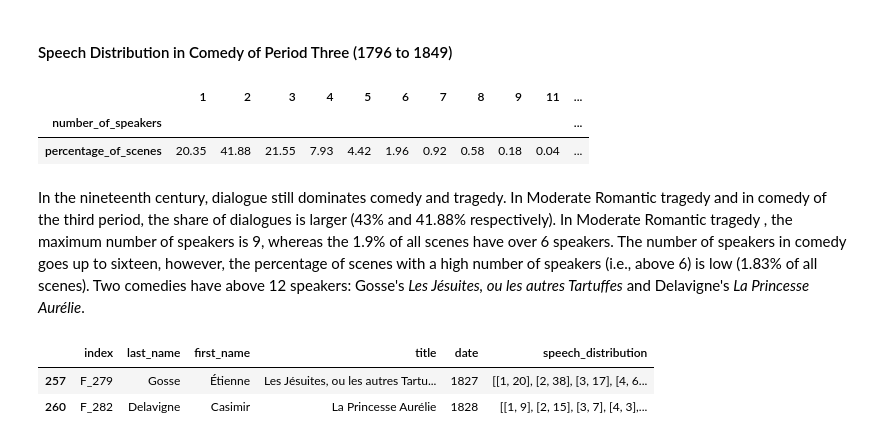
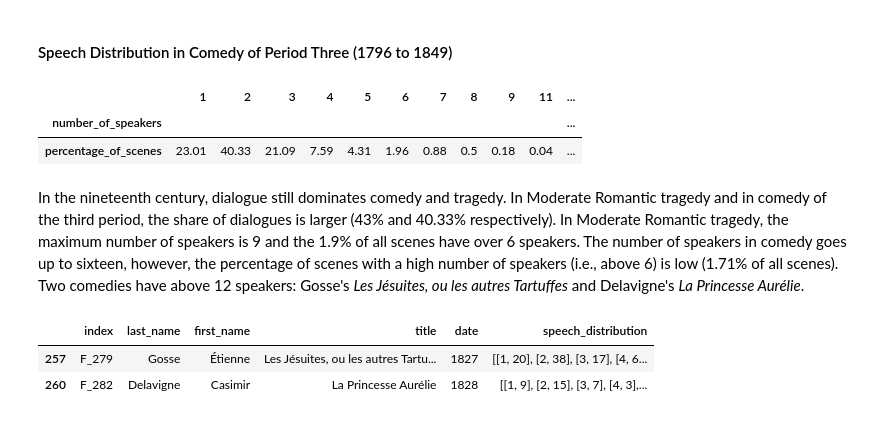
Before and after one commit to innawendell/European_Comedy, a Jupyter notebook: Analyses/Comedy_vs_Tragedy_Comparison.ipynb, the cells around one changed output. Saved outputs shown, nothing was run; the diff lists cells and outputs as text; code cells hidden in the pictures.

```diff
--- a/Analyses/Comedy_vs_Tragedy_Comparison.ipynb
+++ b/Analyses/Comedy_vs_Tragedy_Comparison.ipynb
@@ -311,3 +330,11 @@ As we have observed, Iarkho's data on tragedy suffers from combining two nationa
+# %%
+# correct speech distribution where we identified errors in the markup
+sorted_comedies.loc[79, 'speech_distribution'] = '[[1, 8], [2, 14], [3, 10], [4, 1], [5, 1], [6, 2]]'
+sorted_comedies.loc[120, 'speech_distribution'] = '[[1, 9], [2, 33], [3, 6], [4, 2]])'
+sorted_comedies.loc[216, 'speech_distribution'] = '[[1, 19], [2, 22], [3, 5], [4, 5], [5, 1]]'
+sorted_comedies.loc[252, 'speech_distribution'] = '[[1, 10], [2, 19], [3, 7], [4, 4], [5, 2], [7, 1], [8, 2]]'
+
+sorted_comedies['speech_distribution'] = sorted_comedies['speech_distribution'].apply(make_list)
 # %%
 period_one = sorted_comedies[sorted_comedies.period == 1].copy()
 period_two = sorted_comedies[sorted_comedies.period == 2].copy()
@@ -399,13 +424,13 @@ dist
 # %% [markdown]
 #### Speech Distribution in Comedy of Period Three (1796 to 1849)
 # %%
-speech_distribution_by_period(period_three).iloc[:, 1:]
+speech_distribution_by_period(period_three)
 # %% [output]
 |  | 1 | 2 | 3 | 4 | 5 | 6 | 7 | 8 | 9 | 11 | ... |
 | number_of_speakers |  |  |  |  |  |  |  |  |  |  | ... |
-| percentage_of_scenes | 20.35 | 41.88 | 21.55 | 7.93 | 4.42 | 1.96 | 0.92 | 0.58 | 0.18 | 0.04 | ... |
+| percentage_of_scenes | 23.01 | 40.33 | 21.09 | 7.59 | 4.31 | 1.96 | 0.88 | 0.5 | 0.18 | 0.04 | ... |
 # %% [markdown]
-In the nineteenth century, dialogue still dominates comedy and tragedy. In Moderate Romantic tragedy and in comedy of the third period, the share of dialogues is larger (43% and 41.88% respectively). In Moderate Romantic tragedy , the maximum number of speakers is 9, whereas the 1.9% of all scenes have over 6 speakers. The number of speakers in comedy goes up to sixteen, however, the percentage of scenes with a high number of speakers (i.e., above 6) is low (1.83% of all scenes). Two comedies have above 12 speakers: Gosse's *Les Jésuites, ou les autres Tartuffes* and Delavigne's *La Princesse Aurélie*.
+In the nineteenth century, dialogue still dominates comedy and tragedy. In Moderate Romantic tragedy and in comedy of the third period, the share of dialogues is larger (43% and 40.33% respectively). In Moderate Romantic tragedy, the maximum number of speakers is 9 and the 1.9% of all scenes have over 6 speakers. The number of speakers in comedy goes up to sixteen, however, the percentage of scenes with a high number of speakers (i.e., above 6) is low (1.71% of all scenes). Two comedies have above 12 speakers: Gosse's *Les Jésuites, ou les autres Tartuffes* and Delavigne's *La Princesse Aurélie*.
 # %%
 def identify_comedies_over_threshold(df, threshold):
     indices = []
```
Also changed, not shown: parts of 10 cells of this notebook.
